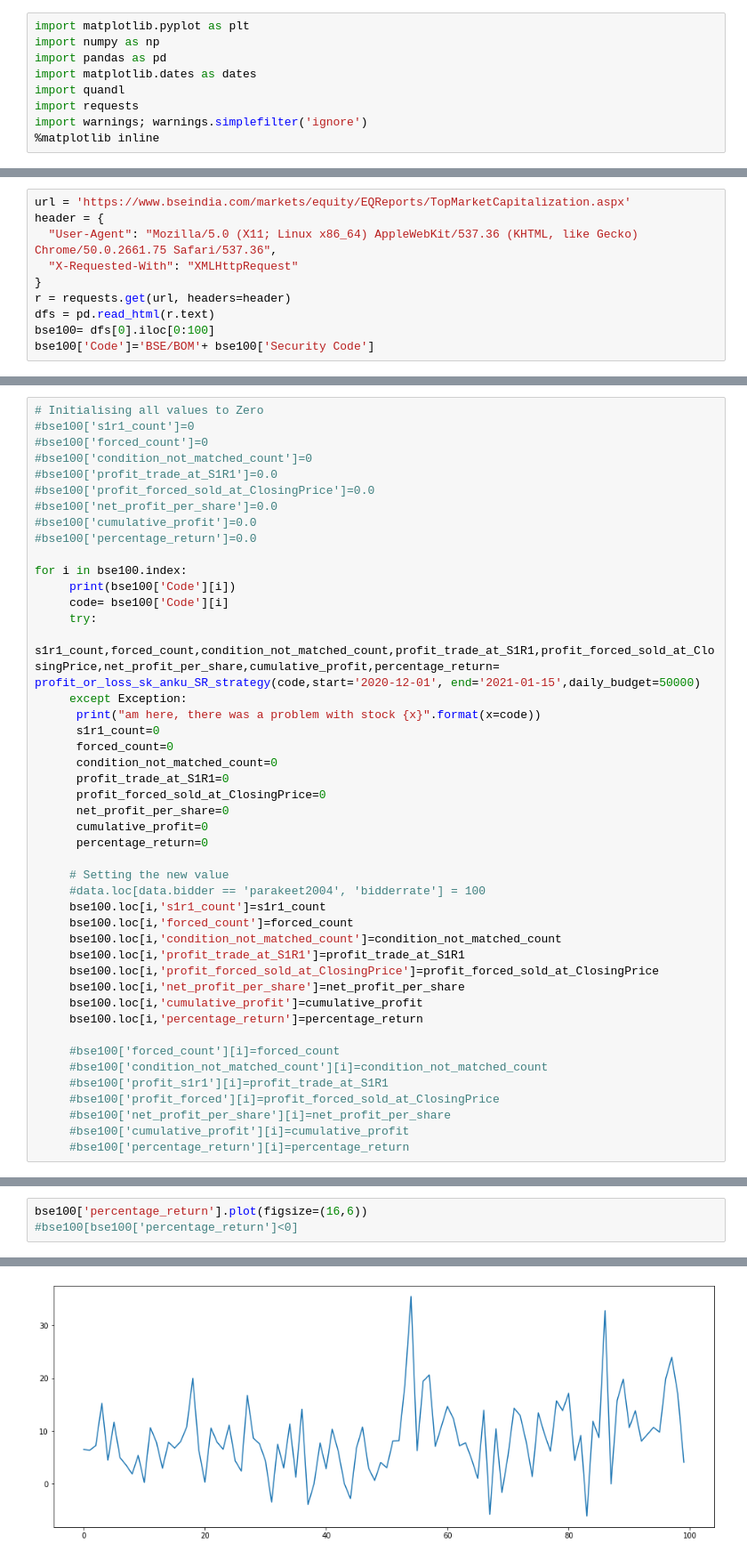
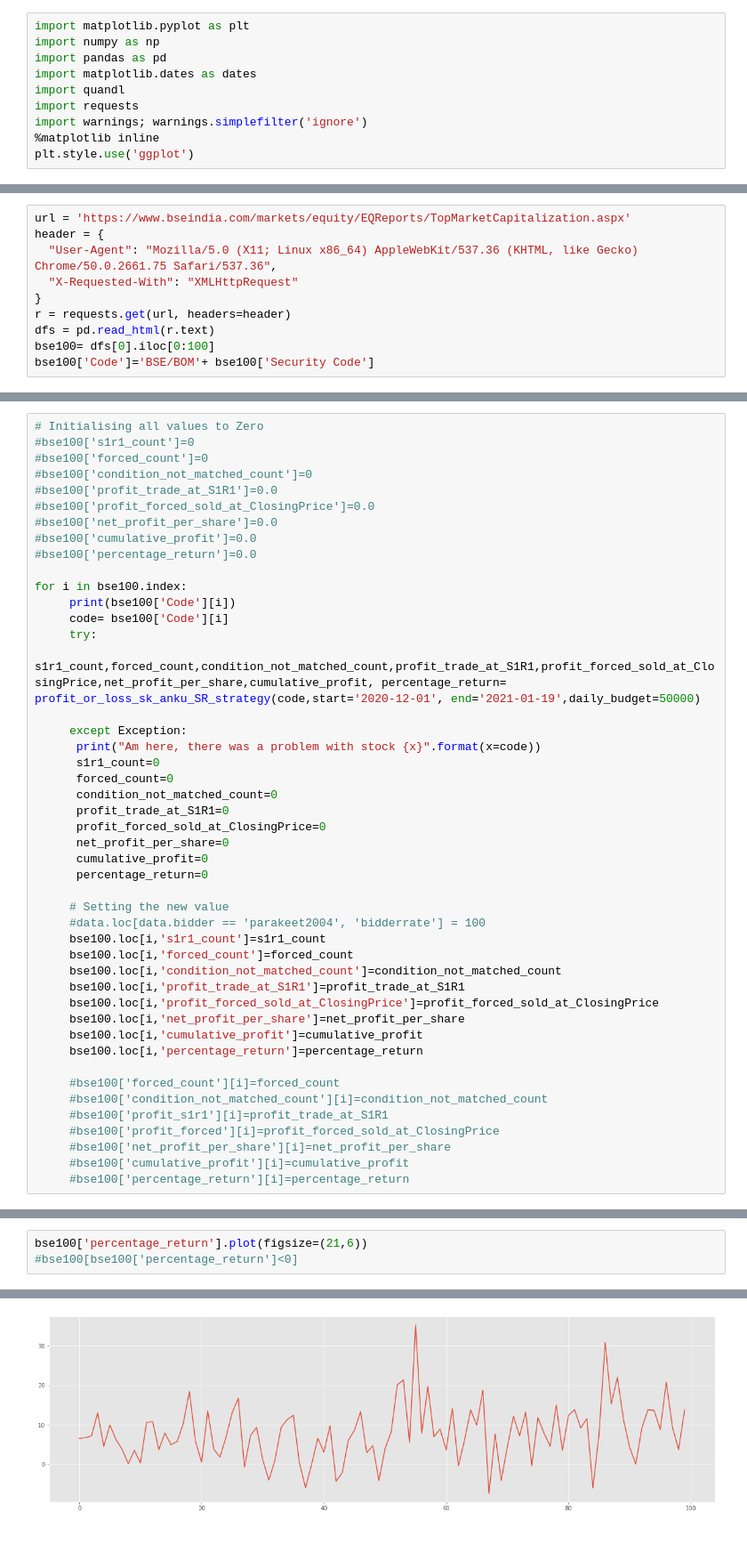
Before and after one commit to mastermindankur/stock-analysis, a Jupyter notebook: bse_top_100.ipynb, the cells around one changed output, grey strips where cells are left out. Shown at 89% size. Saved outputs shown, nothing was run; the diff lists cells and outputs as text.

```diff
--- a/bse_top_100.ipynb
+++ b/bse_top_100.ipynb
@@ -32,6 +32,7 @@ import quandl
 import requests
 import warnings; warnings.simplefilter('ignore')
 %matplotlib inline
+plt.style.use('ggplot')
 # %%
 # to be ale to view numbers in human readable format 2.058691e+08
 pd.set_option('display.float_format', lambda x: '%.3f' % x)
@@ -132,9 +181,10 @@ for i in bse100.index:
      print(bse100['Code'][i])
      code= bse100['Code'][i]
      try:
-       s1r1_count,forced_count,condition_not_matched_count,profit_trade_at_S1R1,profit_forced_sold_at_ClosingPrice,net_profit_per_share,cumulative_profit,percentage_return= profit_or_loss_sk_anku_SR_strategy(code,start='2020-12-01', end='2021-01-15',daily_budget=50000)
+       s1r1_count,forced_count,condition_not_matched_count,profit_trade_at_S1R1,profit_forced_sold_at_ClosingPrice,net_profit_per_share,cumulative_profit, percentage_return= profit_or_loss_sk_anku_SR_strategy(code,start='2020-12-01', end='2021-01-19',daily_budget=50000)
+
      except Exception:
-      print("am here, there was a problem with stock {x}".format(x=code))
+      print("Am here, there was a problem with stock {x}".format(x=code))
       s1r1_count=0
       forced_count=0
       condition_not_matched_count=0
@@ -208,6 +244,6 @@ bse100['percentage_return'].median()
 # %%
-bse100['percentage_return'].plot(figsize=(16,6))
+bse100['percentage_return'].plot(figsize=(21,6))
 #bse100[bse100['percentage_return']<0]
 # %% [output]
 <matplotlib.axes._subplots.AxesSubplot at 0x...>
-[figure, old version]
+[figure, new version]
```
Also changed, not shown: parts of 17 cells of this notebook.
